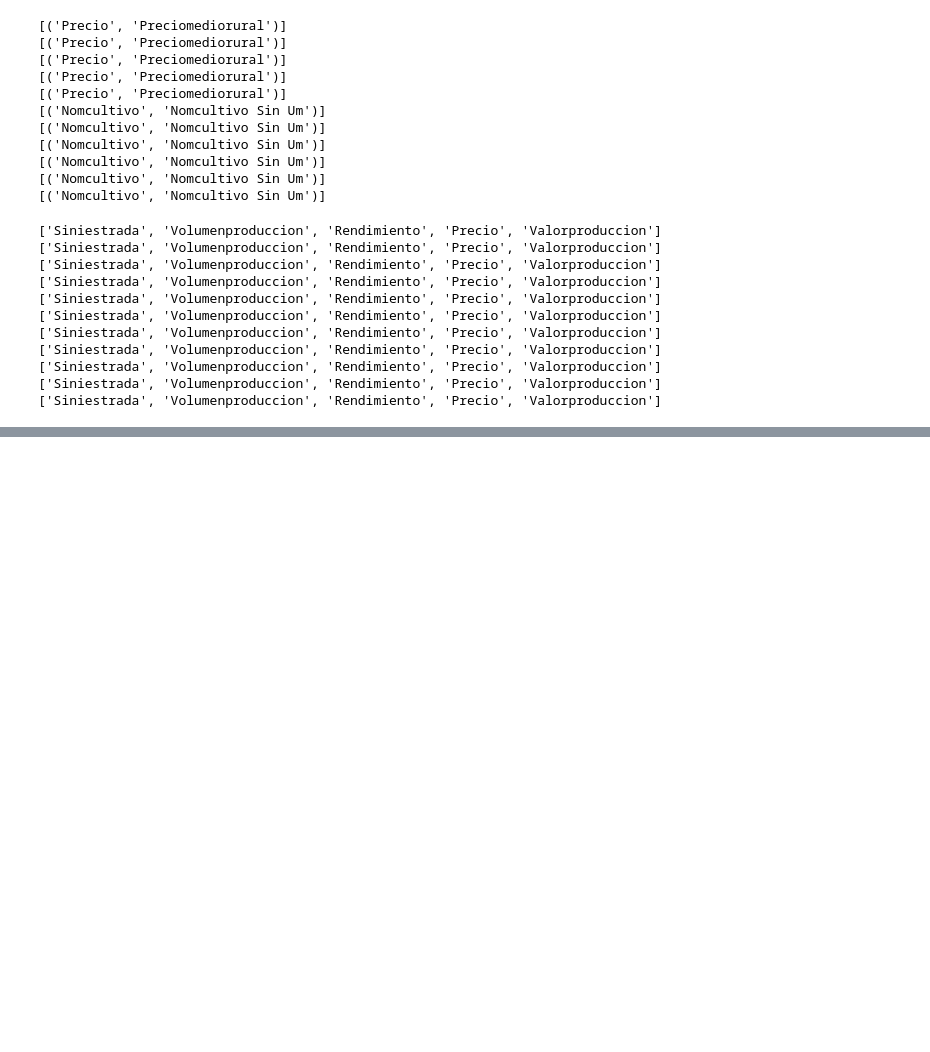
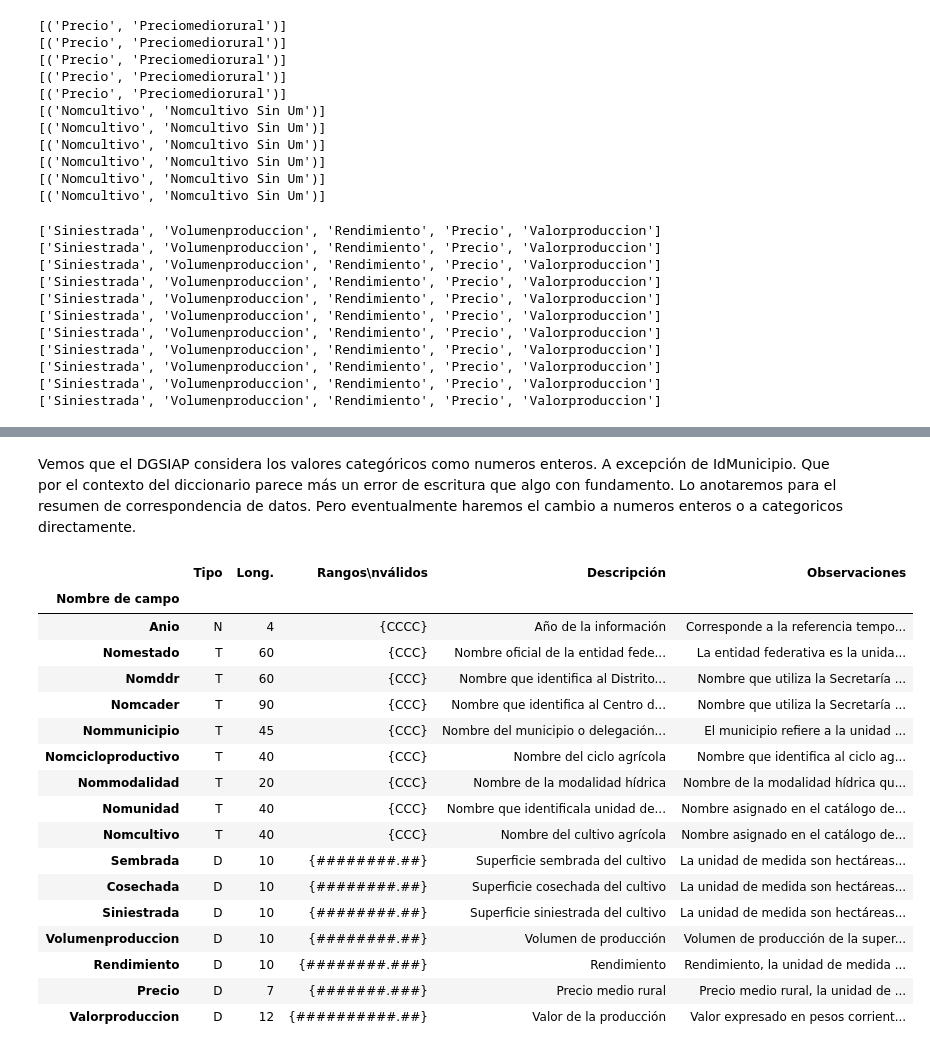
Before and after one commit to MCDagro3/proyecto_agronomia, a Jupyter notebook: notebooks/agroprod_1.ipynb, the cells around one changed output, grey strips where cells are left out. Drawn from its saved outputs; the diff is of its cells as text; code cells hidden in the pictures; blank space fills up the shorter version.

```diff
--- a/notebooks/agroprod_1.ipynb
+++ b/notebooks/agroprod_1.ipynb
@@ -392,0 +503,11 @@ for n in newb:
+# %%
+import re
+
+# Crearemos un regex para detectarlo.
+var = "{1,...,32}"
+print(var)
+g = re.search(r"{(.*)}", var)
+print(g.group(1))  # Con esto lo obtendremos.
+cat_pattern = r"{(?:\d.*)}"
+cat_vars = codes.loc[codes['Rangos\nválidos'].str.contains(cat_pattern, regex=True, na=False)]
+cat_vars
@@ -392,0 +527,37 @@ for n in newb:
+# %% [markdown]
+Vemos que el DGSIAP considera los valores categóricos como numeros enteros. A excepción de IdMunicipio. Que por el contexto del diccionario parece más un error de escritura que algo con fundamento. Lo anotaremos para el resumen de correspondencia de datos. Pero eventualmente haremos el cambio a numeros enteros o a categoricos directamente.
+# %%
+def categorical_guide(value, avaib_range, **kwargs):
+    cat_pattern = kwargs.get("catp", r"{(.*)}")
+    av_range = re.search(cat_pattern, avaib_range)
+    r_g = av_range.group(1).split(",")
+    m, mm = int(r_g[0].strip()), int(r_g[-1].strip())
+    # print(m, mm)
+    values_space = set(range(m, mm + 1))
+    return value in values_space
+
+categotical_rules = {catname: lambda x: categorical_guide(x, cat_vars.loc[catname, 'Rangos\nválidos']) for catname in cat_vars.index}
+
+
+# Antes de seguir quitaremos las variables previamente utilizadas para evitar sobreescritura de reglas.
+rest_codes =  codes.loc[~codes['Rangos\nválidos'].str.contains(cat_pattern, regex=True, na=False)]
+rest_codes
+# %% [output]
+|  | Tipo | Long. | Rangos\nválidos | Descripción | Observaciones |
+| Nombre de campo |  |  |  |  |  |
+| Anio | N | 4 | {CCCC} | Año de la información | Corresponde a la referencia tempo... |
+| Nomestado | T | 60 | {CCC} | Nombre oficial de la entidad fede... | La entidad federativa es la unida... |
+| Nomddr | T | 60 | {CCC} | Nombre que identifica al Distrito... | Nombre que utiliza la Secretaría ... |
+| Nomcader | T | 90 | {CCC} | Nombre que identifica al Centro d... | Nombre que utiliza la Secretaría ... |
+| Nommunicipio | T | 45 | {CCC} | Nombre del municipio o delegación... | El municipio refiere a la unidad ... |
+| Nomcicloproductivo | T | 40 | {CCC} | Nombre del ciclo agrícola | Nombre que identifica al ciclo ag... |
+| Nommodalidad | T | 20 | {CCC} | Nombre de la modalidad hídrica | Nombre de la modalidad hídrica qu... |
+| Nomunidad | T | 40 | {CCC} | Nombre que identificala unidad de... | Nombre asignado en el catálogo de... |
+| Nomcultivo | T | 40 | {CCC} | Nombre del cultivo agrícola | Nombre asignado en el catálogo de... |
+| Sembrada | D | 10 | {########.##} | Superficie sembrada del cultivo | La unidad de medida son hectáreas... |
+| Cosechada | D | 10 | {########.##} | Superficie cosechada del cultivo | La unidad de medida son hectáreas... |
+| Siniestrada | D | 10 | {########.##} | Superficie siniestrada del cultivo | La unidad de medida son hectáreas... |
+| Volumenproduccion | D | 10 | {########.##} | Volumen de producción | Volumen de producción de la super... |
+| Rendimiento | D | 10 | {########.###} | Rendimiento | Rendimiento, la unidad de medida ... |
+| Precio | D | 7 | {#######.###} | Precio medio rural | Precio medio rural, la unidad de ... |
+| Valorproduccion | D | 12 | {##########.##} | Valor de la producción | Valor expresado en pesos corrient... |
```
Also changed, not shown: parts of 13 cells of this notebook, 4 other files.
